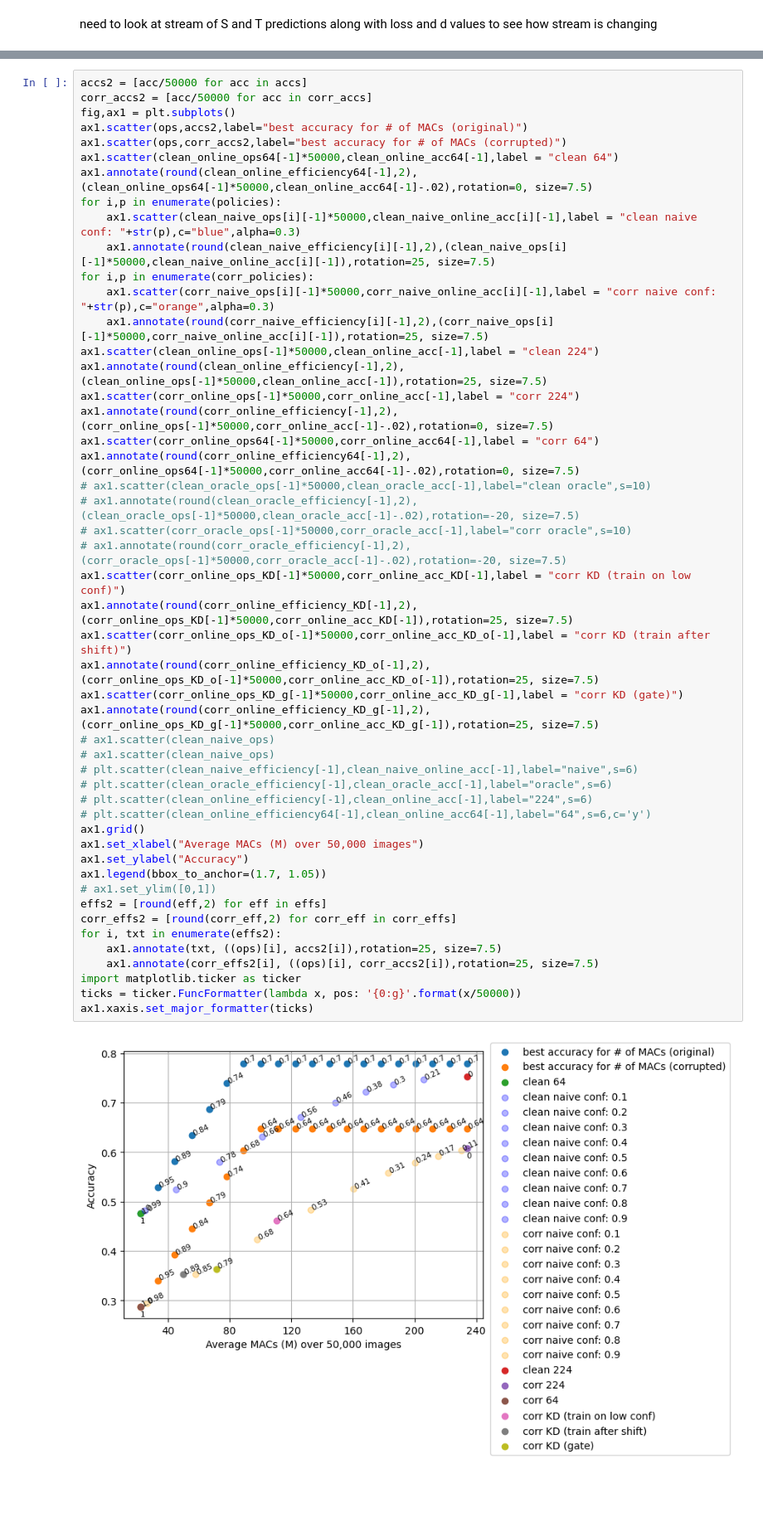
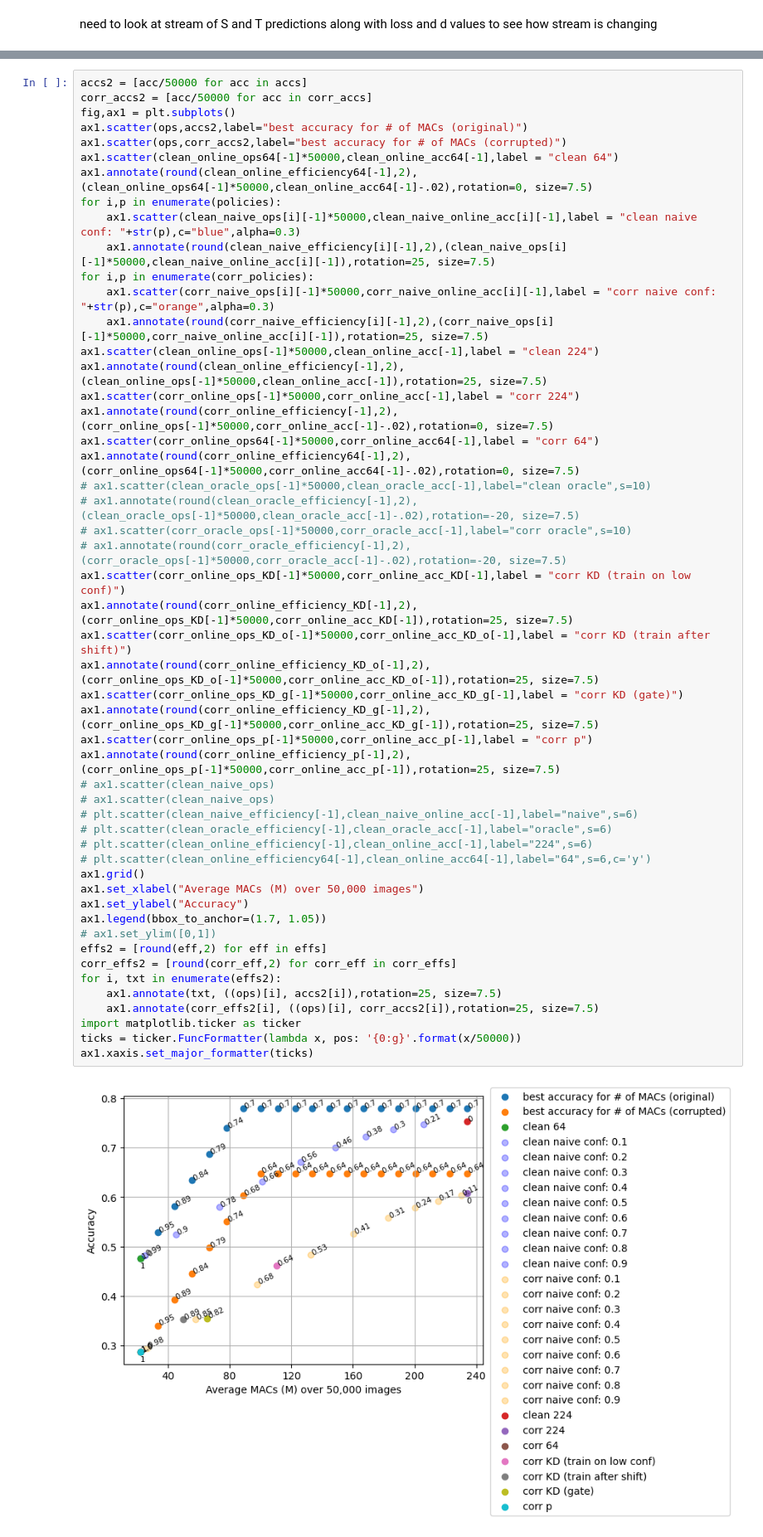
Before and after one commit to Geffen-Cooper/continual_learning_playground, a Jupyter notebook: src/test_time_kd/test_corruptions.ipynb, the cells around one changed output, grey strips where cells are left out. Shown at 83% size. Saved outputs shown, nothing was run; the diff lists cells and outputs as text; blank space fills up the shorter version.

```diff
--- a/src/test_time_kd/test_corruptions.ipynb
+++ b/src/test_time_kd/test_corruptions.ipynb
@@ -2319,31 +2433,33 @@ ax1.annotate(round(corr_online_efficiency64[-1],2),(corr_online_ops64[-1]*50000,
 # ax1.scatter(clean_oracle_ops[-1]*50000,clean_oracle_acc[-1],label="clean oracle",s=10)
 # ax1.annotate(round(clean_oracle_efficiency[-1],2),(clean_oracle_ops[-1]*50000,clean_oracle_acc[-1]-.02),rotation=-20, size=7.5)
 # ax1.scatter(corr_oracle_ops[-1]*50000,corr_oracle_acc[-1],label="corr oracle",s=10)
 # ax1.annotate(round(corr_oracle_efficiency[-1],2),(corr_oracle_ops[-1]*50000,corr_oracle_acc[-1]-.02),rotation=-20, size=7.5)
 ax1.scatter(corr_online_ops_KD[-1]*50000,corr_online_acc_KD[-1],label = "corr KD (train on low conf)")
 ax1.annotate(round(corr_online_efficiency_KD[-1],2),(corr_online_ops_KD[-1]*50000,corr_online_acc_KD[-1]),rotation=25, size=7.5)
 ax1.scatter(corr_online_ops_KD_o[-1]*50000,corr_online_acc_KD_o[-1],label = "corr KD (train after shift)")
 ax1.annotate(round(corr_online_efficiency_KD_o[-1],2),(corr_online_ops_KD_o[-1]*50000,corr_online_acc_KD_o[-1]),rotation=25, size=7.5)
 ax1.scatter(corr_online_ops_KD_g[-1]*50000,corr_online_acc_KD_g[-1],label = "corr KD (gate)")
 ax1.annotate(round(corr_online_efficiency_KD_g[-1],2),(corr_online_ops_KD_g[-1]*50000,corr_online_acc_KD_g[-1]),rotation=25, size=7.5)
+ax1.scatter(corr_online_ops_p[-1]*50000,corr_online_acc_p[-1],label = "corr p")
+ax1.annotate(round(corr_online_efficiency_p[-1],2),(corr_online_ops_p[-1]*50000,corr_online_acc_p[-1]),rotation=25, size=7.5)
 # ax1.scatter(clean_naive_ops)
 # ax1.scatter(clean_naive_ops)
 # plt.scatter(clean_naive_efficiency[-1],clean_naive_online_acc[-1],label="naive",s=6)
 # plt.scatter(clean_oracle_efficiency[-1],clean_oracle_acc[-1],label="oracle",s=6)
 # plt.scatter(clean_online_efficiency[-1],clean_online_acc[-1],label="224",s=6)
 # plt.scatter(clean_online_efficiency64[-1],clean_online_acc64[-1],label="64",s=6,c='y')
 ax1.grid()
 ax1.set_xlabel("Average MACs (M) over 50,000 images")
 ax1.set_ylabel("Accuracy")
 ax1.legend(bbox_to_anchor=(1.7, 1.05))
 # ax1.set_ylim([0,1])
 effs2 = [round(eff,2) for eff in effs]
 corr_effs2 = [round(corr_eff,2) for corr_eff in corr_effs]
 for i, txt in enumerate(effs2):
     ax1.annotate(txt, ((ops)[i], accs2[i]),rotation=25, size=7.5)
     ax1.annotate(corr_effs2[i], ((ops)[i], corr_accs2[i]),rotation=25, size=7.5)
 import matplotlib.ticker as ticker
 ticks = ticker.FuncFormatter(lambda x, pos: '{0:g}'.format(x/50000))
 ax1.xaxis.set_major_formatter(ticks)
 # %% [output]
-[figure, old version]
+[figure, new version]
```
Also changed, not shown: parts of 6 cells of this notebook, 1 other file.
